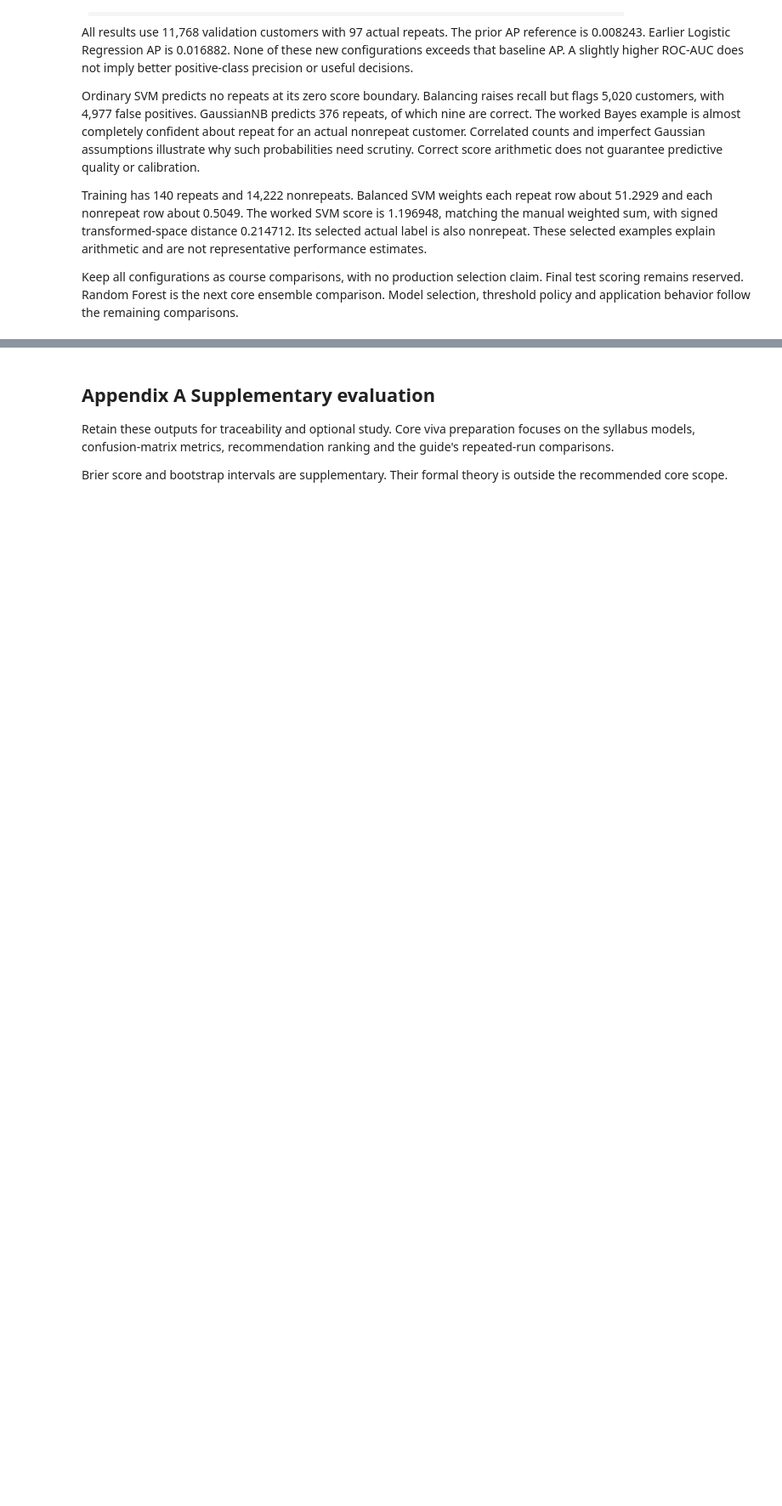
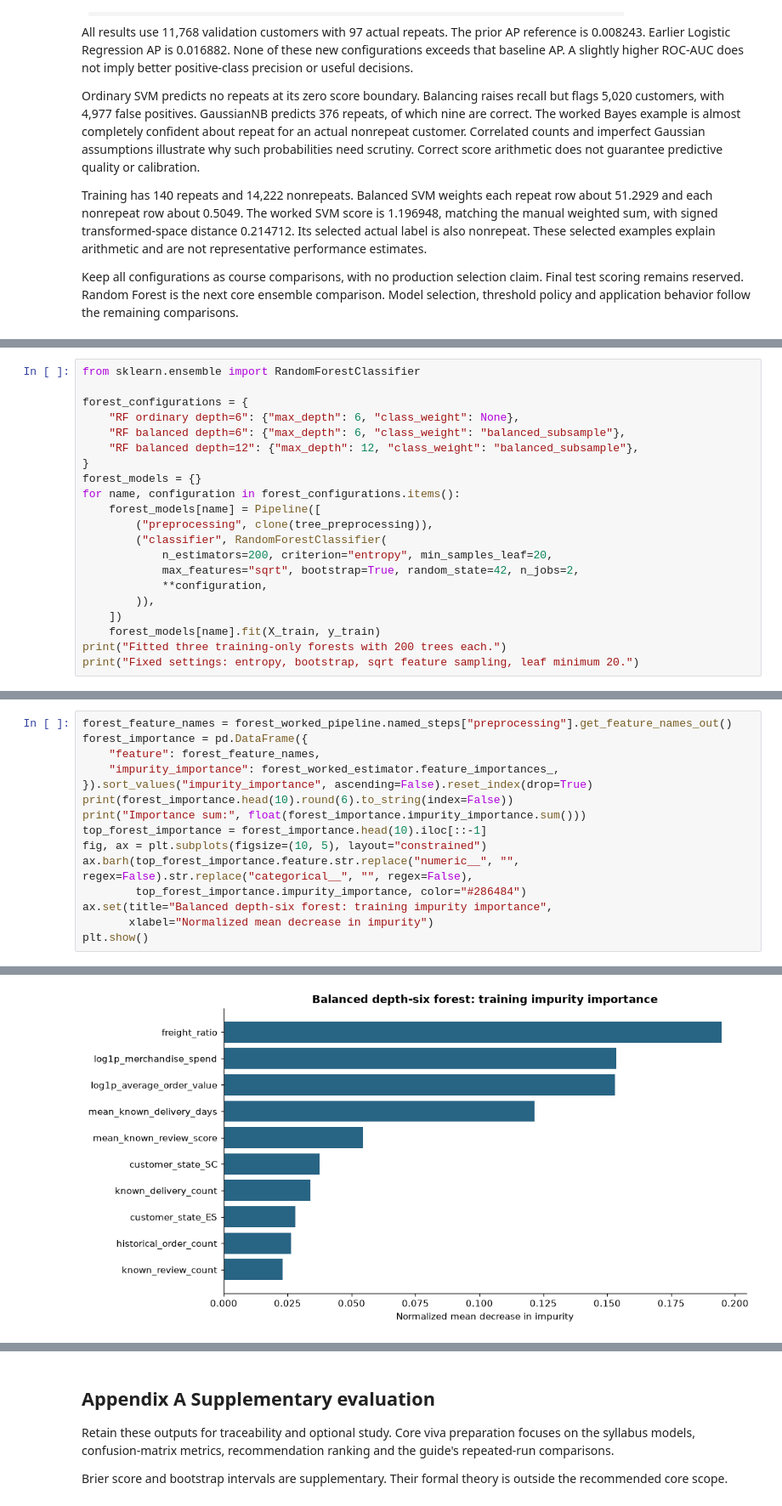
Before and after one commit to oyelurker/cse303-ml-AP24110010128-olist-recommender, a Jupyter notebook: olist_pipeline.ipynb, the cells around one changed output, grey strips where cells are left out. Shown at 85% size. Saved outputs shown, nothing was run; the diff lists cells and outputs as text; blank space fills up the shorter version.

```diff
--- a/olist_pipeline.ipynb
+++ b/olist_pipeline.ipynb
@@ -3610,0 +3619,21 @@ Keep all configurations as course comparisons, with no production selection clai
+# %%
+from sklearn.ensemble import RandomForestClassifier
+
+forest_configurations = {
+    "RF ordinary depth=6": {"max_depth": 6, "class_weight": None},
+    "RF balanced depth=6": {"max_depth": 6, "class_weight": "balanced_subsample"},
+    "RF balanced depth=12": {"max_depth": 12, "class_weight": "balanced_subsample"},
+}
+forest_models = {}
+for name, configuration in forest_configurations.items():
+    forest_models[name] = Pipeline([
+        ("preprocessing", clone(tree_preprocessing)),
+        ("classifier", RandomForestClassifier(
+            n_estimators=200, criterion="entropy", min_samples_leaf=20,
+            max_features="sqrt", bootstrap=True, random_state=42, n_jobs=2,
+            **configuration,
+        )),
+    ])
+    forest_models[name].fit(X_train, y_train)
+print("Fitted three training-only forests with 200 trees each.")
+print("Fixed settings: entropy, bootstrap, sqrt feature sampling, leaf minimum 20.")
@@ -3610,0 +3765,16 @@ Keep all configurations as course comparisons, with no production selection clai
+# %%
+forest_feature_names = forest_worked_pipeline.named_steps["preprocessing"].get_feature_names_out()
+forest_importance = pd.DataFrame({
+    "feature": forest_feature_names,
+    "impurity_importance": forest_worked_estimator.feature_importances_,
+}).sort_values("impurity_importance", ascending=False).reset_index(drop=True)
+print(forest_importance.head(10).round(6).to_string(index=False))
+print("Importance sum:", float(forest_importance.impurity_importance.sum()))
+top_forest_importance = forest_importance.head(10).iloc[::-1]
+fig, ax = plt.subplots(figsize=(10, 5), layout="constrained")
+ax.barh(top_forest_importance.feature.str.replace("numeric__", "", regex=False).str.replace("categorical__", "", regex=False),
+        top_forest_importance.impurity_importance, color="#286484")
+ax.set(title="Balanced depth-six forest: training impurity importance",
+       xlabel="Normalized mean decrease in impurity")
+plt.show()
+# %% [output]
@@ -3610,0 +3793 @@ Keep all configurations as course comparisons, with no production selection clai
+[figure, added]
```
Also changed, not shown: parts of 12 cells of this notebook, 3 other files.
